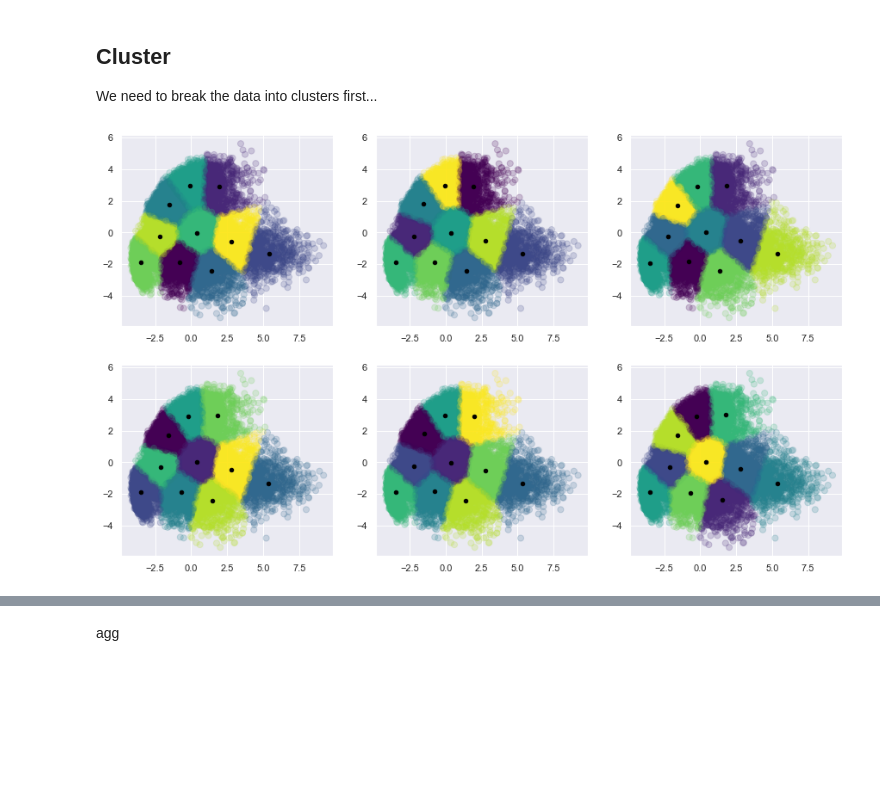
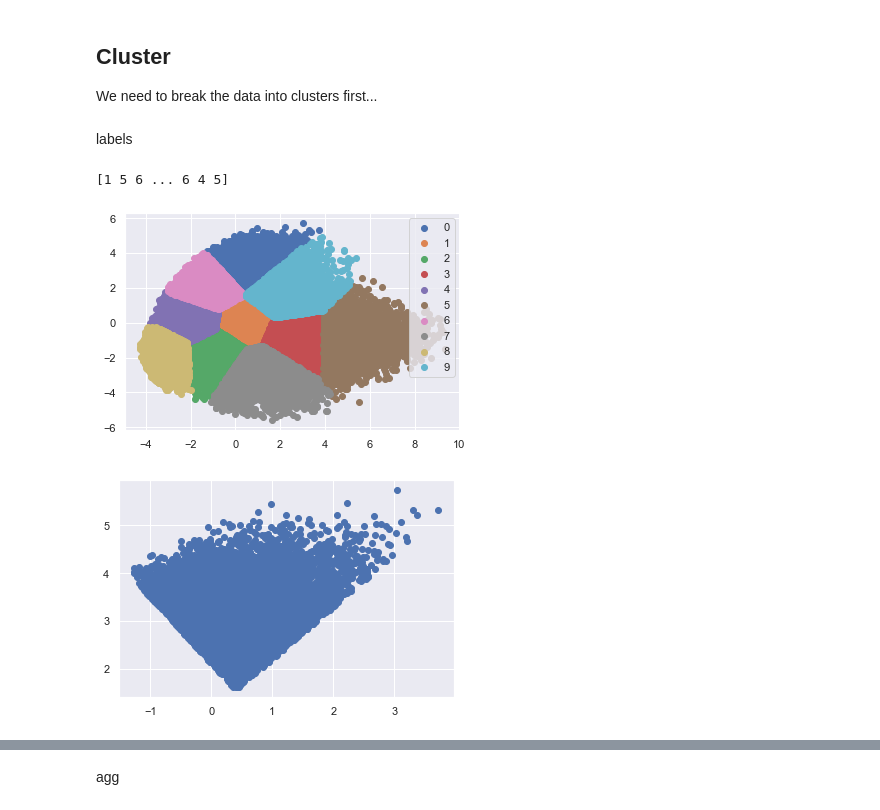
Before and after one commit to allyryry/3950_Asn3_Clustering, a Jupyter notebook: cluster_asn.ipynb, the cells around one changed output, grey strips where cells are left out. Saved outputs shown, nothing was run; the diff lists cells and outputs as text; code cells hidden in the pictures; blank space fills up the shorter version.

```diff
--- a/cluster_asn.ipynb
+++ b/cluster_asn.ipynb
@@ -98,23 +97,42 @@ We need to break the data into clusters first...
 from sklearn.preprocessing import MinMaxScaler
 X_clus = MinMaxScaler().fit_transform(df)
 X_c = PCA(2).fit_transform(X_clus)
-# %%
-nc = [10,10,10,10,10,10]
-fig, ax = plt.subplots(2, 3, figsize=(15, 9))
-row = 0
-col = 0
-for n in nc:
-    kmeans = KMeans(n_clusters=n, max_iter=1000)
-    kmeans.fit(X_c)
-    y_kmeans = kmeans.predict(X_c)
-    ax[row][col].scatter(X_c[:,0], X_c[:,1], c=y_kmeans, s=50, cmap='viridis', alpha=.2)
-    centers = kmeans.cluster_centers_
-    #print(centers)
-    ax[row][col].scatter(centers[:, 0], centers[:, 1], c='black', s=20)
-    col += 1
-    if col >= 3:
-        col = 0
-        row += 1
-plt.show()
-# %% [output]
-[figure, removed]
+# %%
+kmeans = KMeans(n_clusters=10)
+kmeans.fit(X_c)
+clusters = kmeans.predict(X_c)
+# %% [markdown]
+labels
+# %%
+#LABELS
+#Initialize the class object
+kmeans = KMeans(n_clusters= 10)
+
+#predict the labels of clusters.
+label = kmeans.fit_predict(X_c)
+
+print(label)
+# %% [output]
+[1 5 6 ... 6 4 5]
+# %%
+#Getting unique labels
+u_labels = np.unique(label)
+
+#plotting the results:
+for i in u_labels:
+    plt.scatter(X_c[label == i , 0] , X_c[label == i , 1] , label = i)
+plt.legend()
+plt.show()
+# %% [output]
+[figure, added]
+# %%
+import matplotlib.pyplot as plt
+
+#filter rows of original data
+filtered_label0 = X_c[label == 0]
+
+#plotting the results
+plt.scatter(filtered_label0[:,0] , filtered_label0[:,1])
+plt.show()
+# %% [output]
+[figure, added]
```
Also changed, not shown: parts of 18 cells of this notebook.
